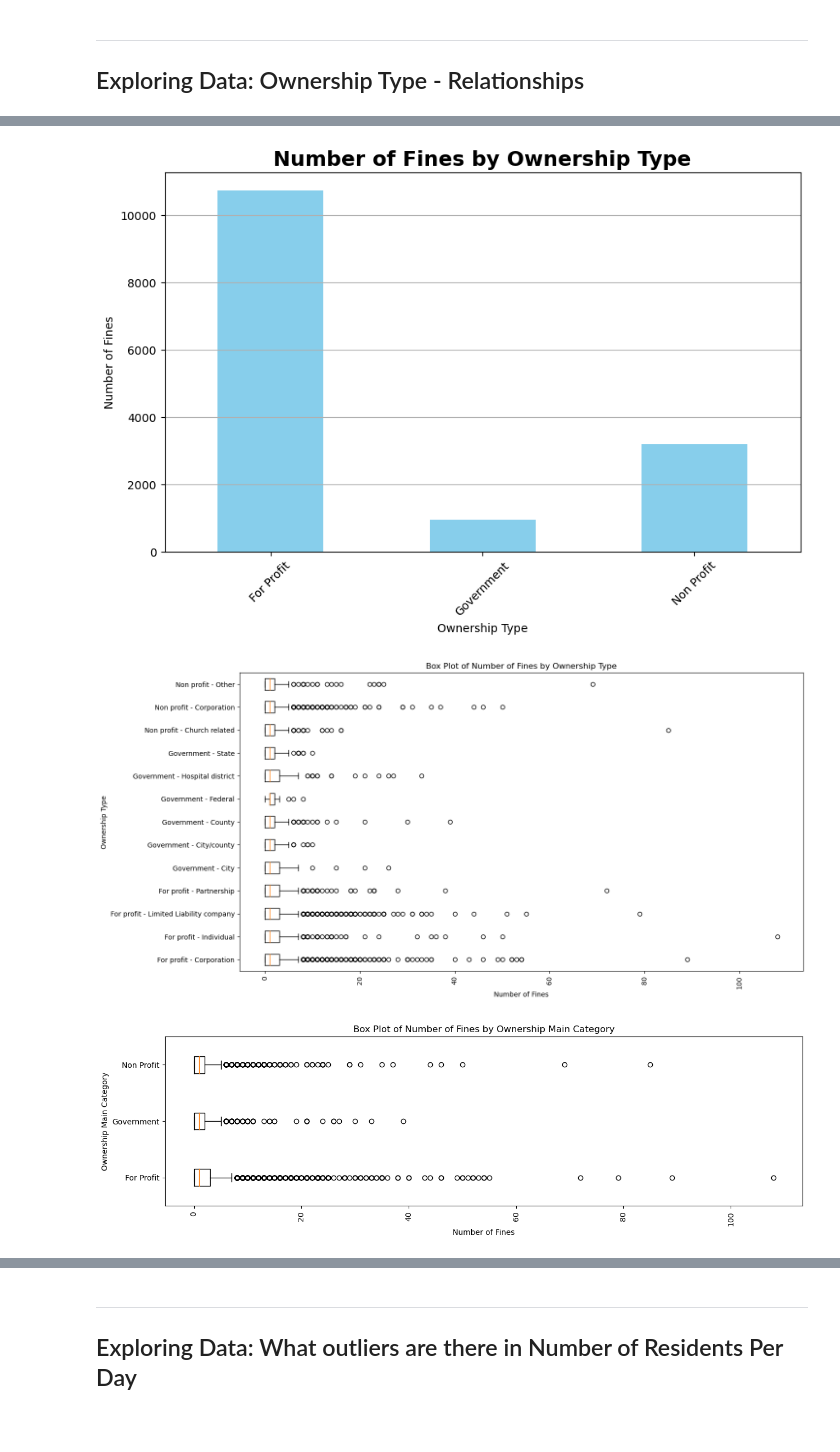
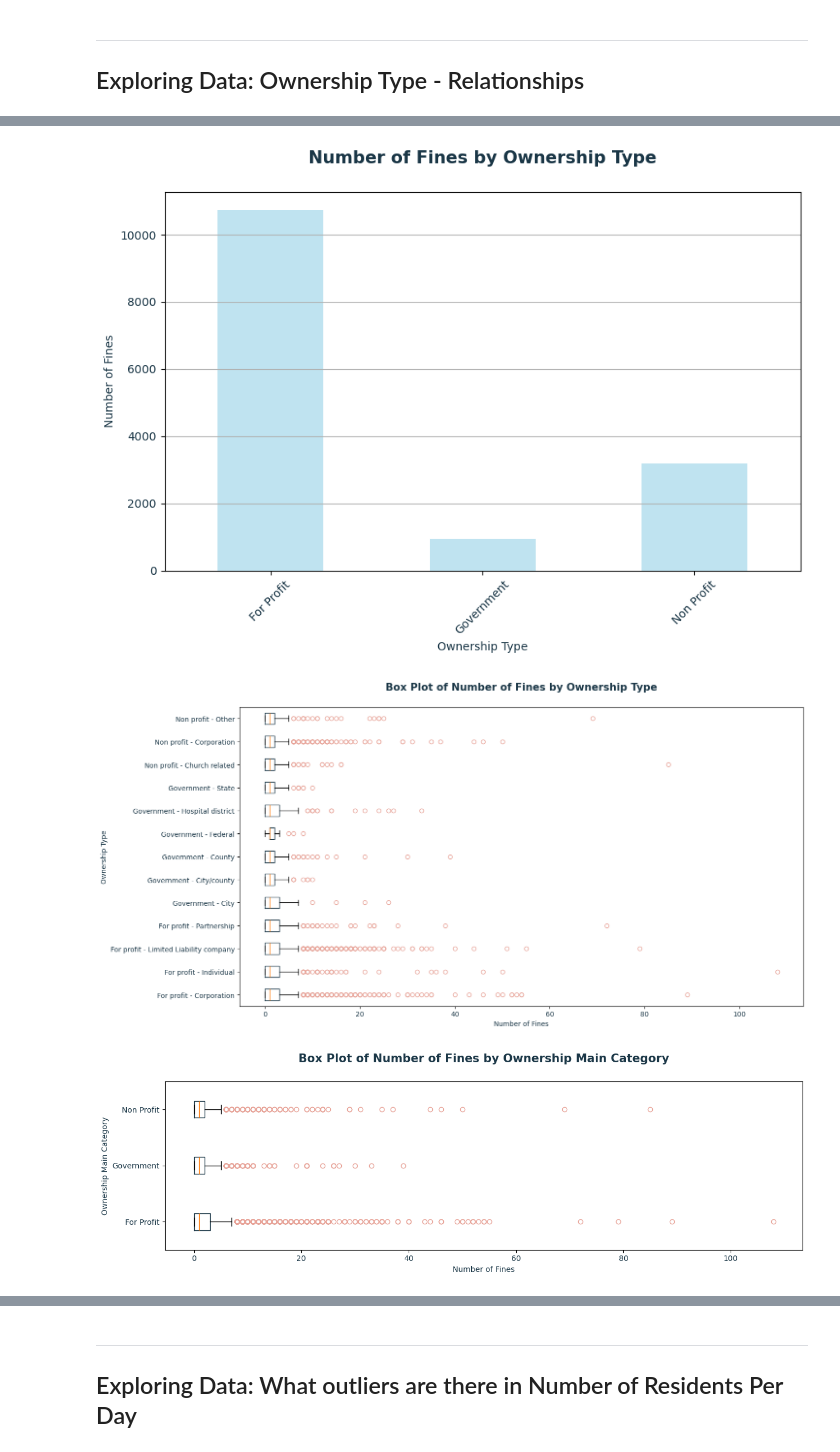
Before and after one commit to mcscodes/Project-1-Data-Visualization, a Jupyter notebook: NursingHomeDataVisualization.ipynb, the cells around one changed output, grey strips where cells are left out. Saved outputs shown, nothing was run; the diff lists cells and outputs as text; code cells hidden in the pictures; blank space fills up the shorter version.

Commit message:
graph updates

```diff
--- a/NursingHomeDataVisualization.ipynb
+++ b/NursingHomeDataVisualization.ipynb
@@ -357,11 +364,12 @@ grouped_data = nursinghomedataREDUCED.groupby('Main Category')['Number of Fines'
 
 # Create a bar chart
 plt.figure(figsize=(10, 6))
-grouped_data.plot(kind='bar', color='skyblue')
-plt.xlabel('Ownership Type')
-plt.ylabel('Number of Fines')
-plt.title('Number of Fines by Ownership Type', fontsize=18, fontweight='bold')
-plt.xticks(rotation=45)
+grouped_data.plot(kind='bar', color=('#BFE3F0'))
+plt.xlabel('Ownership Type', color=('#1B3747'))
+plt.ylabel('Number of Fines', color=('#1B3747'))
+plt.title('Number of Fines by Ownership Type', color=('#1B3747'), pad = 25, fontsize=15, weight='bold')
+plt.xticks(rotation=45, color=('#1B3747'))
+plt.yticks(color=('#1B3747'))
 plt.grid(axis='y')
 
 # Save image to folder
@@ -369,60 +377,62 @@ plt.savefig(os.path.join(highresfolder, 'bar Number of Fines by Ownership Type .
 
 plt.show()
 # %% [output]
-[figure, old version]
+[figure, new version]
 # %%
 grouped_data = nursinghomedataREDUCED.groupby('Ownership Type')['Number of Fines']
 
 # Create a box plot for each ownership type group
 plt.figure(figsize=(15,8))
-plt.boxplot([group.values for name, group in grouped_data], labels=[name for name, group in grouped_data], vert=False)
-plt.ylabel('Ownership Type')
-plt.xlabel('Number of Fines')
-plt.title('Box Plot of Number of Fines by Ownership Type')
-plt.xticks(rotation=90)
+plt.boxplot([group.values for name, group in grouped_data], labels=[name for name, group in grouped_data], vert=False, boxprops=dict(color='#1B3747'), flierprops=dict(marker='o', markeredgecolor='#E8A398'))
+plt.ylabel('Ownership Type', color='#1B3747')
+plt.xlabel('Number of Fines', color='#1B3747')
+plt.title('Box Plot of Number of Fines by Ownership Type', color='#1B3747',pad = 25, fontsize=15, weight='bold')
+plt.xticks(rotation=0, color='#1B3747')
+plt.yticks(color='#1B3747')
 
 # Save image to folder
 plt.savefig(os.path.join(highresfolder, 'Box Plot of Number of Fines by Ownership Type'))
 
 plt.show()
 # %% [output]
-[figure, old version]
+[figure, new version]
 # %%
 # Create a new column to categorize the subcategories into main categories
 nursinghomedataREDUCED['Main Category'] = nursinghomedataREDUCED['Ownership Type'].replace({
     'For profit - Corporation': 'For Profit',
     'Government - County': 'Government',
     'For profit - Individual': 'For Profit',
     'For profit - Limited Liability company': 'For Profit',
     'Non profit - Corporation': 'Non Profit',
     'Non profit - Other': 'Non Profit',
     'For profit - Partnership': 'For Profit',
     'Government - City': 'Government',
     'Non profit - Church related': 'Non Profit',
     'Government - City/county': 'Government',
     'Government - Federal': 'Government',
     'Government - State': 'Government',
     'Government - Hospital district': 'Government'
 })
 
 # Group the data based on the new main category
 grouped_data = nursinghomedataREDUCED.groupby('Main Category')['Number of Fines']
 
 # Create a box plot for each main category group
 plt.figure(figsize=(15,4))
-plt.boxplot([group.values for name, group in grouped_data], labels=[name for name, group in grouped_data], vert=False)
+plt.boxplot([group.values for name, group in grouped_data], labels=[name for name, group in grouped_data], vert=False, boxprops=dict(color='#1B3747'), flierprops=dict(marker='o', markeredgecolor='#E8A398'))
 
-plt.xlabel('Number of Fines')
-plt.ylabel('Ownership Main Category')
-plt.title('Box Plot of Number of Fines by Ownership Main Category')
-plt.xticks(rotation=90)
+plt.xlabel('Number of Fines', color='#1B3747')
+plt.ylabel('Ownership Main Category', color='#1B3747')
+plt.title('Box Plot of Number of Fines by Ownership Main Category', color='#1B3747',pad = 25, fontsize=15, weight='bold')
+plt.xticks(rotation=0, color='#1B3747')
+plt.yticks(color='#1B3747')
 
 # Save image to folder
 plt.savefig(os.path.join(highresfolder, 'Box Plot of Number of Fines by Ownership Main Category.png'))
 
 plt.show()
 # %% [output]
-[figure, old version]
+[figure, new version]
 # %%
 # Calculate the count of entries for each ownership type
 ownership_summary = nursinghomedataREDUCED.groupby('Main Category').size()
```
Also changed, not shown: parts of 14 cells of this notebook.
